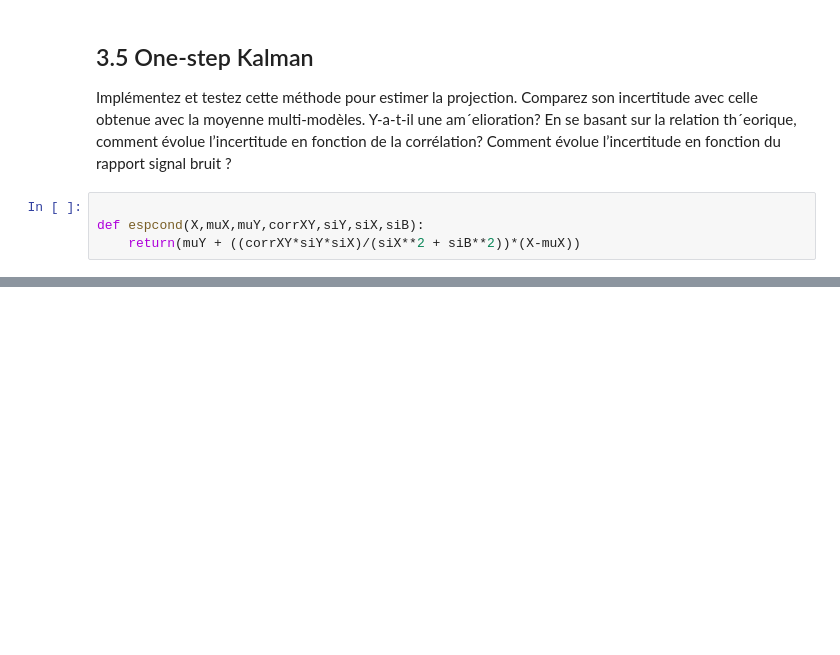
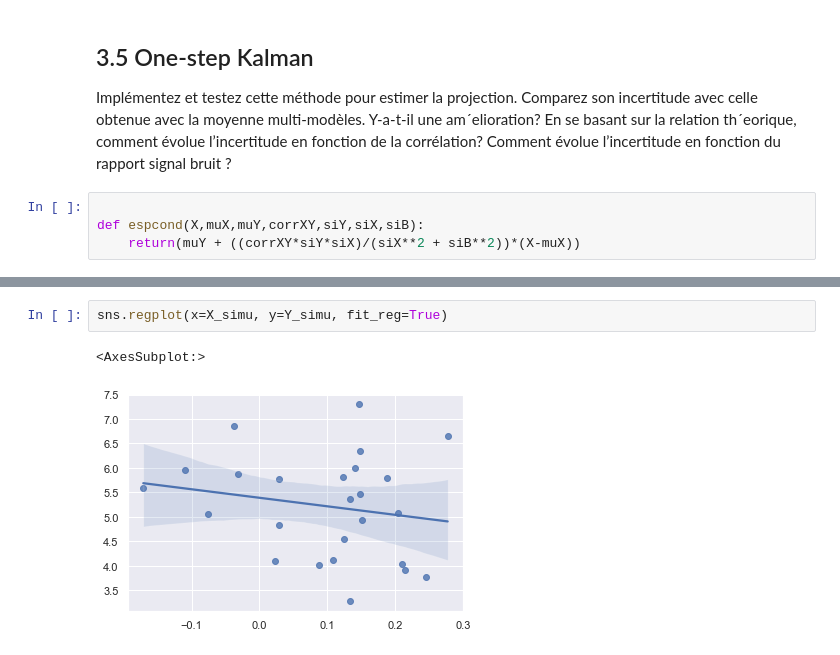
Before and after one commit to SashaCuau/ProjetMeteo, a Jupyter notebook: sujet_seance1_a_completer.ipynb, the cells around one changed output, grey strips where cells are left out. Cells and saved outputs as stored; diff of their text form; blank space fills up the shorter version.

```diff
--- a/sujet_seance1_a_completer.ipynb
+++ b/sujet_seance1_a_completer.ipynb
@@ -508,0 +561,5 @@ def varcond()
+# %%
+sns.regplot(x=X_simu, y=Y_simu, fit_reg=True)
+# %% [output]
+<AxesSubplot:>
+[figure, added]
```
Also changed, not shown: parts of 15 cells of this notebook.
